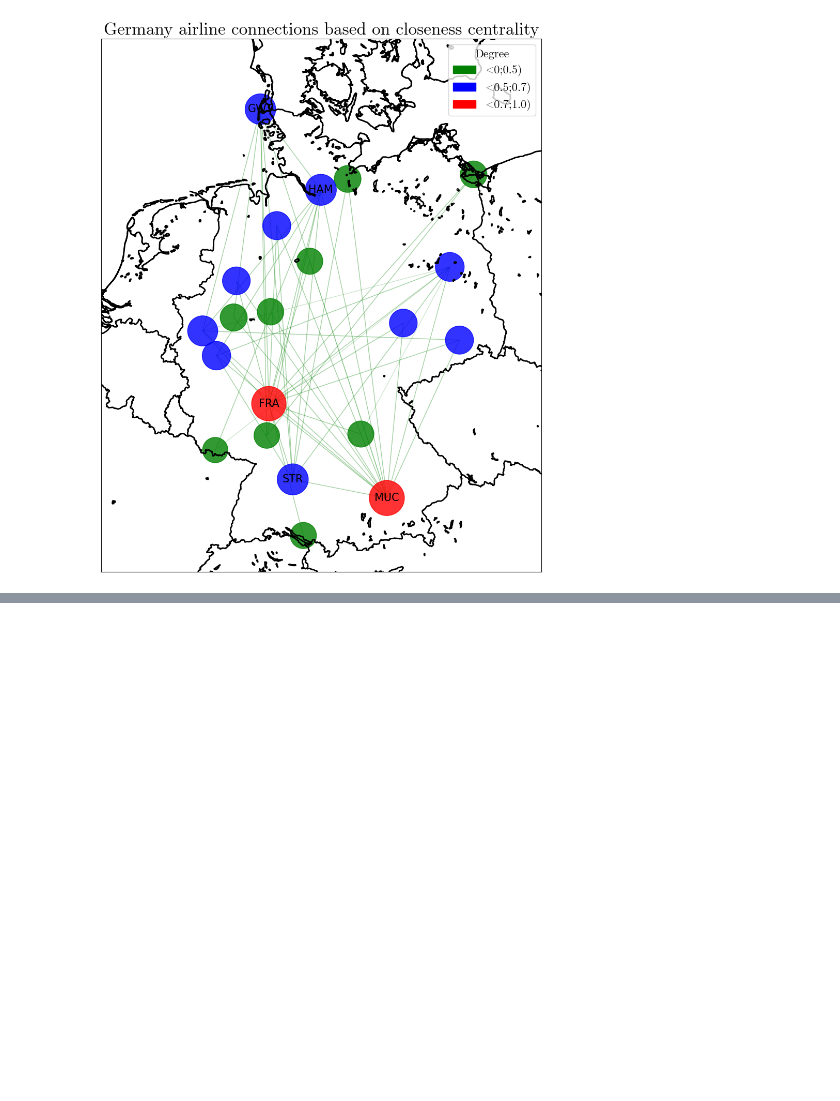
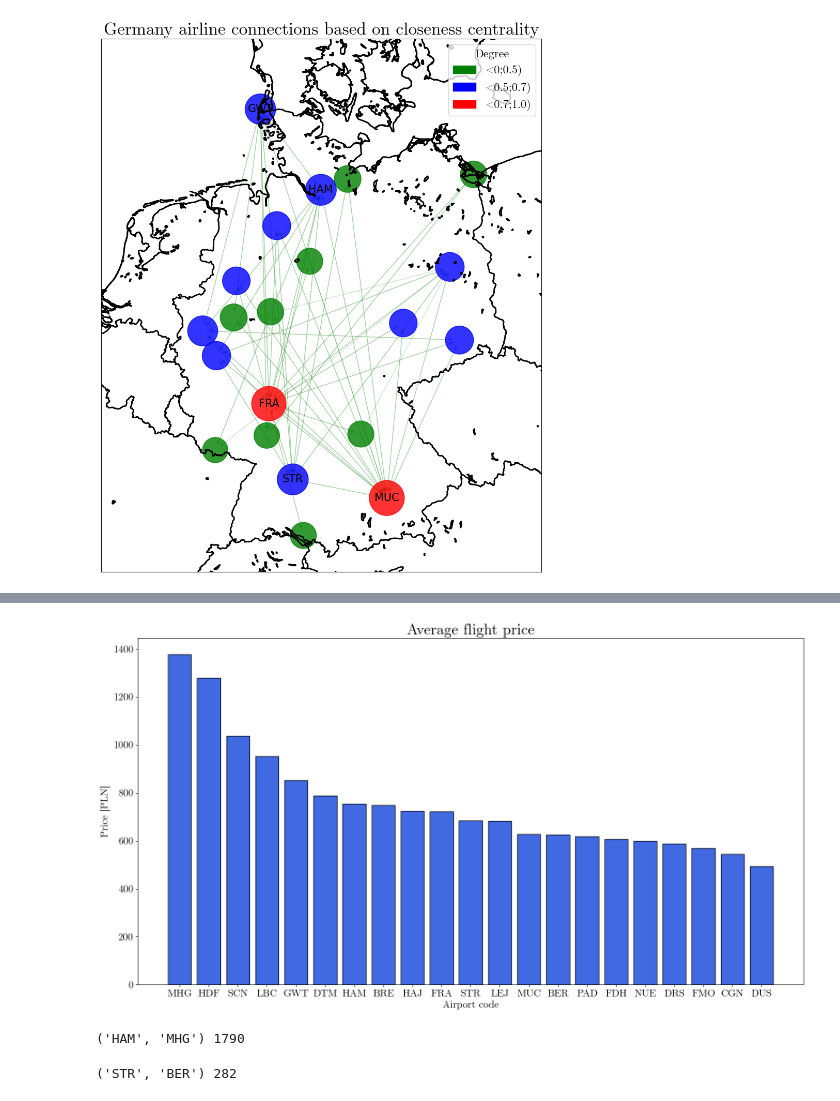
Before and after one commit to hbrt-rdzk/german-airline-connections, a Jupyter notebook: visualizations.ipynb, the cells around one changed output, grey strips where cells are left out. Cells and saved outputs as stored; diff of their text form; code cells hidden in the pictures; blank space fills up the shorter version.

```diff
--- a/visualizations.ipynb
+++ b/visualizations.ipynb
@@ -421,0 +487,22 @@ plt.savefig(
+# %%
+plt.figure(figsize=(16, 9))
+plt.bar(
+    [n for n, v in mean_total_weights],
+    [v for n, v in mean_total_weights],
+    color="royalblue",
+    width=0.8,
+    edgecolor="black",
+)
+
+plt.xlabel("Airport code")
+plt.ylabel("Price [PLN]")
+plt.title("Average flight price", fontsize=24)
+
+plt.tight_layout()
+plt.savefig(
+    "images/total_price_comparison_barplot.png",
+    bbox_inches="tight",
+    dpi=400,
+)
+# %% [output]
+[figure, added]
@@ -421,0 +522,12 @@ plt.savefig(
+# %%
+most_expensive_flight = max(path_dict, key=path_dict.get)
+most_expensive_flight_price = max(path_dict.values())
+print(most_expensive_flight, most_expensive_flight_price)
+# %% [output]
+('HAM', 'MHG') 1790
+# %%
+cheapest_flight = min(path_dict, key=path_dict.get)
+cheapest_flight_flight_price = min(path_dict.values())
+print(cheapest_flight, cheapest_flight_flight_price)
+# %% [output]
+('STR', 'BER') 282
```
Also changed, not shown: parts of 8 cells of this notebook, 8 other files.
